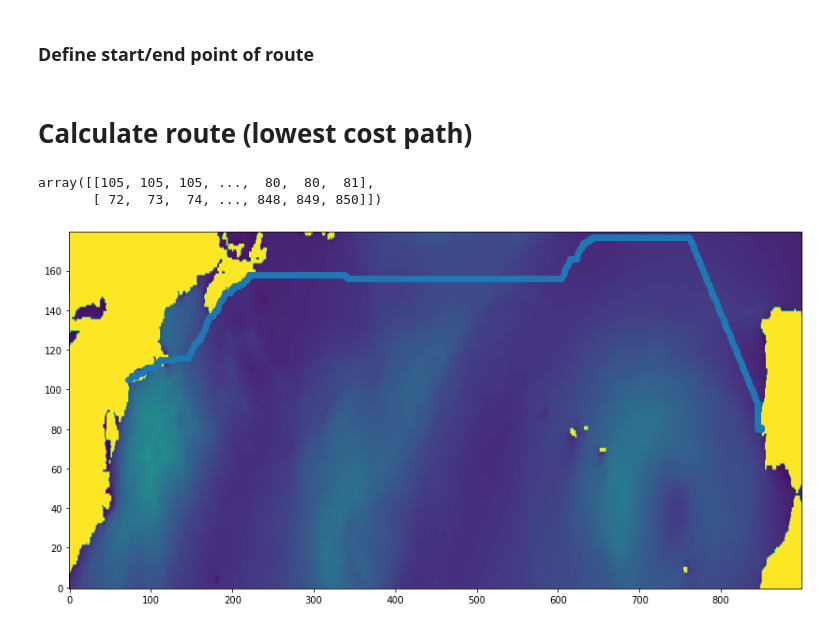
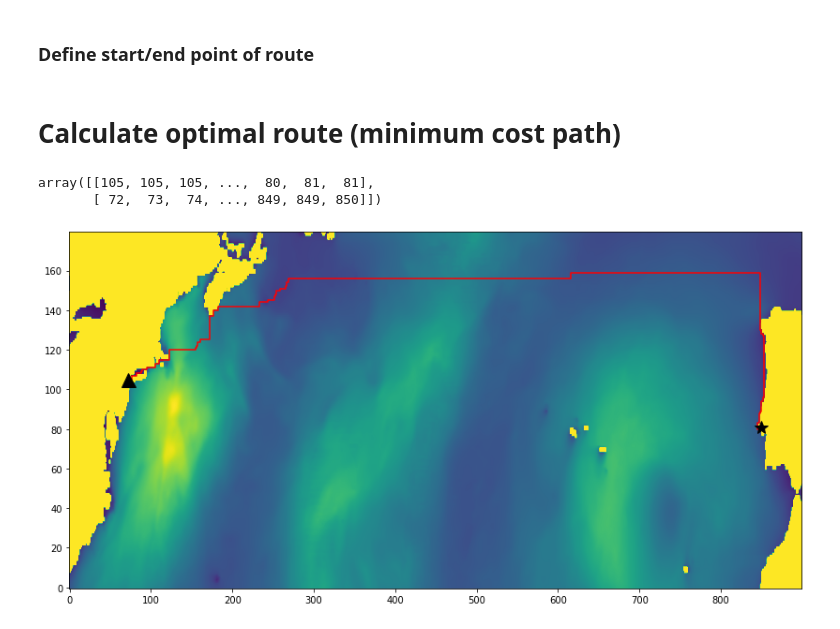
Before and after one commit to 52North/MariGeoRoute, a Jupyter notebook: 52n-days-2021/simple_routing.ipynb, the cells around one changed output. Drawn from its saved outputs; the diff is of its cells as text; code cells hidden in the pictures.

```diff
--- a/52n-days-2021/simple_routing.ipynb
+++ b/52n-days-2021/simple_routing.ipynb
@@ -85,13 +92,21 @@ end_lat = get_closest(wave_height.latitude.data,lat_LS)
 start = (start_lat, start_lon)
 end = (end_lat, end_lon)
 # %% [markdown]
-# Calculate route (lowest cost path)
+# Calculate optimal route (minimum cost path)
 # %%
-# fully_connected - if True diagonal steps are allowed
+# Calculate optimal route based on the minimum cost path
 
-indices, weight = route_through_array(image, start, end, fully_connected=True)
+# Optional parameters:
+# - fully_connected
+#     - False -> only axial moves are allowed
+#     - True  -> diagonal moves are allowed
+# - geometric
+#     - False -> minimum cost path
+#     - True  -> distance-weighted minimum cost path
+
+indices, weight = route_through_array(costs, start, end, fully_connected=False, geometric=True)
 indices = np.stack(indices, axis=-1)
 indices
 # %% [output]
-array([[105, 105, 105, ...,  80,  80,  81],
-       [ 72,  73,  74, ..., 848, 849, 850]])
+array([[105, 105, 105, ...,  80,  81,  81],
+       [ 72,  73,  74, ..., 849, 849, 850]])
@@ -101,8 +113,14 @@ path[indices[0], indices[1]] = 1
-# %%
-plt.figure(figsize=(14,7))
-plt.imshow(image, aspect='auto');
-plt.scatter(indices[1],indices[0])
-#plt.imshow(path, aspect='auto', alpha=0.3);
-plt.gca().invert_yaxis();
-# %% [output]
-[figure, removed]
+# %%
+# Plot optimal route
+
+plt.figure(figsize=(14,7))
+# Costs
+plt.imshow(costs, aspect='auto', vmin=np.min(costs), vmax=0.5*np.max(costs));
+# Route
+plt.plot(indices[1],indices[0], 'r')
+# Start/end points
+plt.plot(start_lon, start_lat, 'k^', markersize=15)
+plt.plot(end_lon, end_lat, 'k*', markersize=15)
+plt.gca().invert_yaxis();
+# %% [output]
+[figure, added]
```
Also changed, not shown: parts of 13 cells of this notebook.
